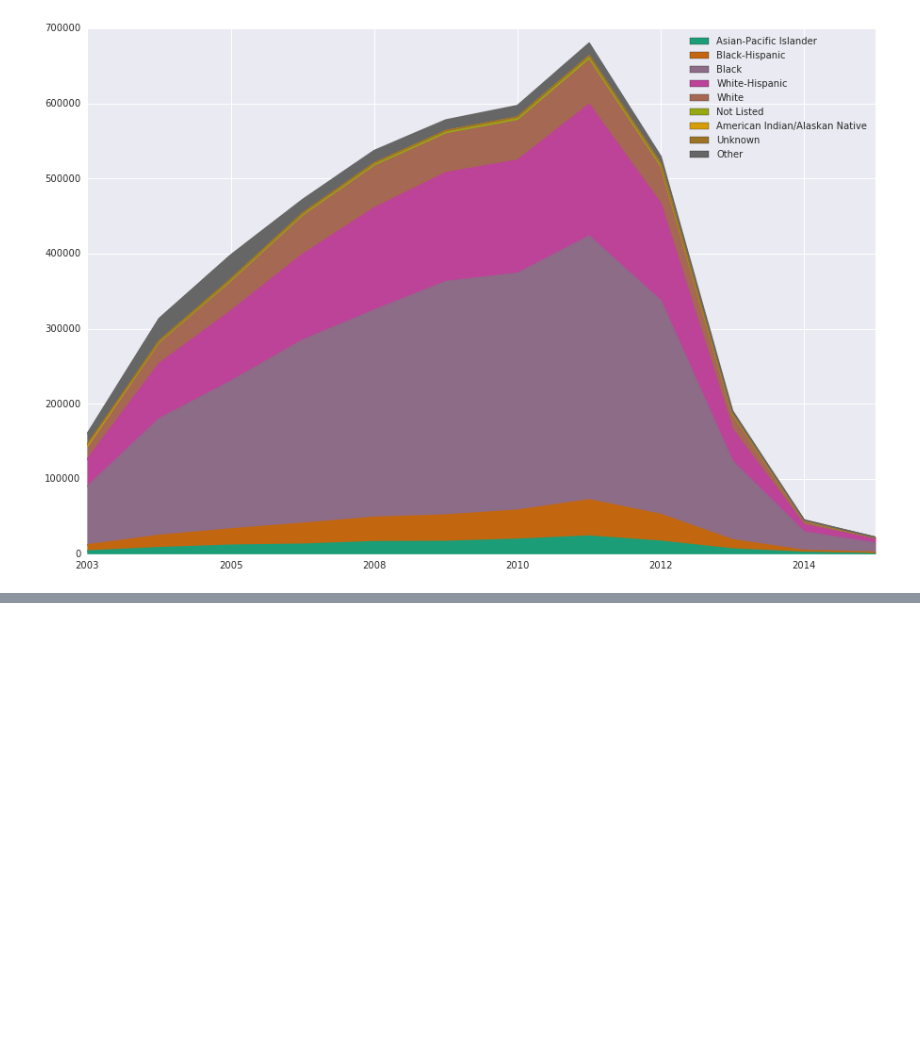
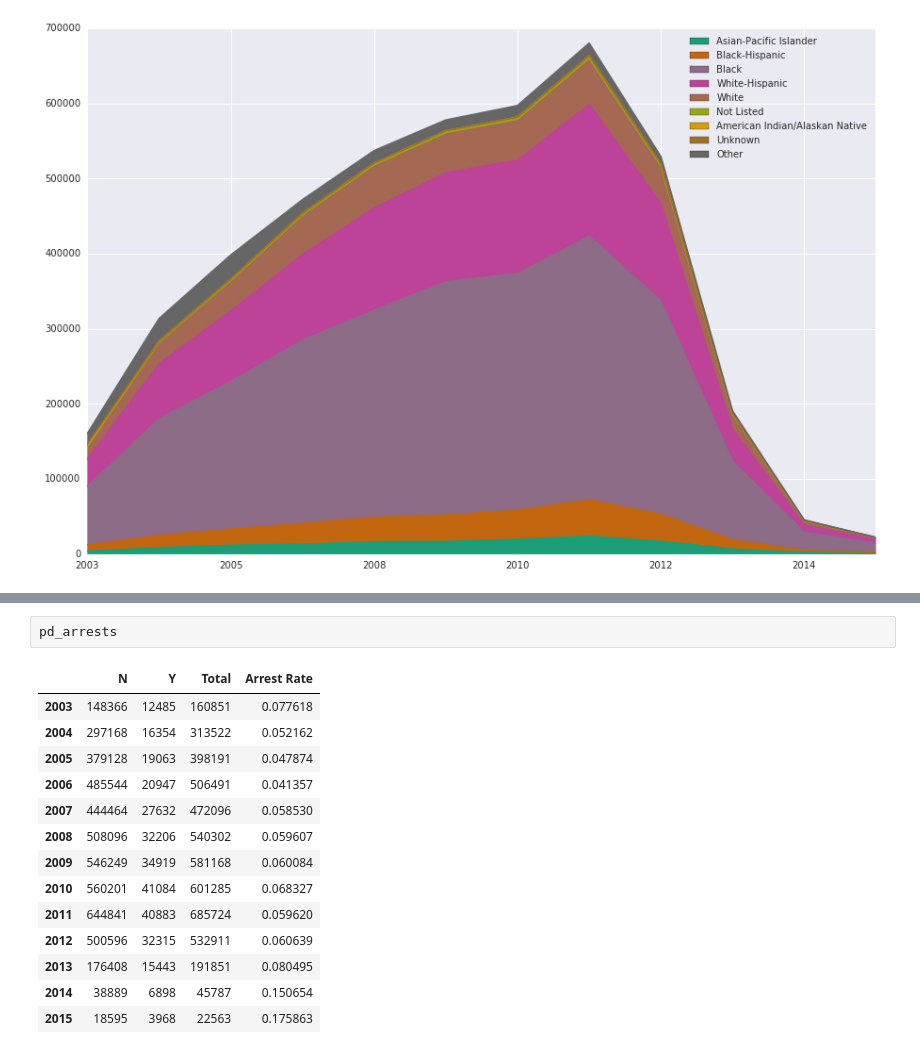
Before and after one commit to michellemho/ads_proj, a Jupyter notebook: nypd_sqf_data.ipynb, the cells around one changed output, grey strips where cells are left out. Cells and saved outputs as stored; diff of their text form; blank space fills up the shorter version.

```diff
--- a/nypd_sqf_data.ipynb
+++ b/nypd_sqf_data.ipynb
@@ -156,0 +196,17 @@ df_sqf_race.plot.area(figsize=(15,10), colormap='Dark2')
+# %%
+pd_arrests
+# %% [output]
+|  | N | Y | Total | Arrest Rate |
+| 2003 | 148366 | 12485 | 160851 | 0.077618 |
+| 2004 | 297168 | 16354 | 313522 | 0.052162 |
+| 2005 | 379128 | 19063 | 398191 | 0.047874 |
+| 2006 | 485544 | 20947 | 506491 | 0.041357 |
+| 2007 | 444464 | 27632 | 472096 | 0.058530 |
+| 2008 | 508096 | 32206 | 540302 | 0.059607 |
+| 2009 | 546249 | 34919 | 581168 | 0.060084 |
+| 2010 | 560201 | 41084 | 601285 | 0.068327 |
+| 2011 | 644841 | 40883 | 685724 | 0.059620 |
+| 2012 | 500596 | 32315 | 532911 | 0.060639 |
+| 2013 | 176408 | 15443 | 191851 | 0.080495 |
+| 2014 | 38889 | 6898 | 45787 | 0.150654 |
+| 2015 | 18595 | 3968 | 22563 | 0.175863 |
```
Also changed, not shown: parts of 8 cells of this notebook.
